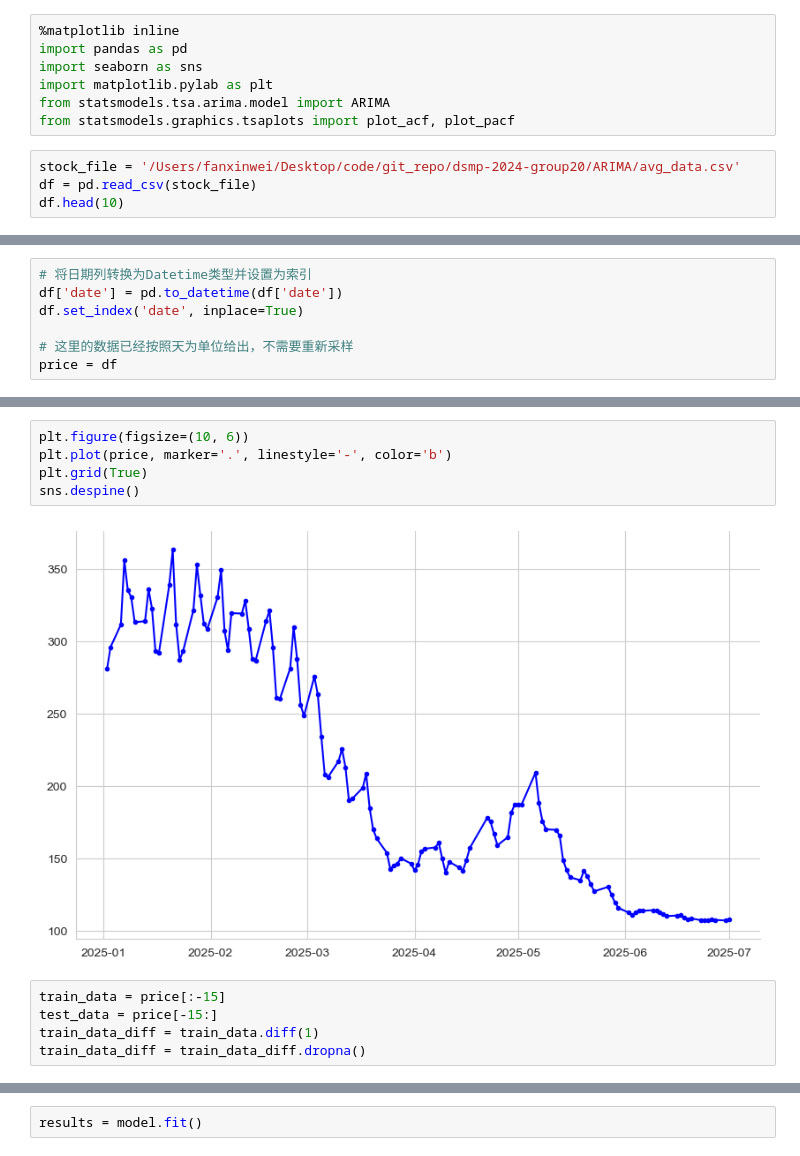
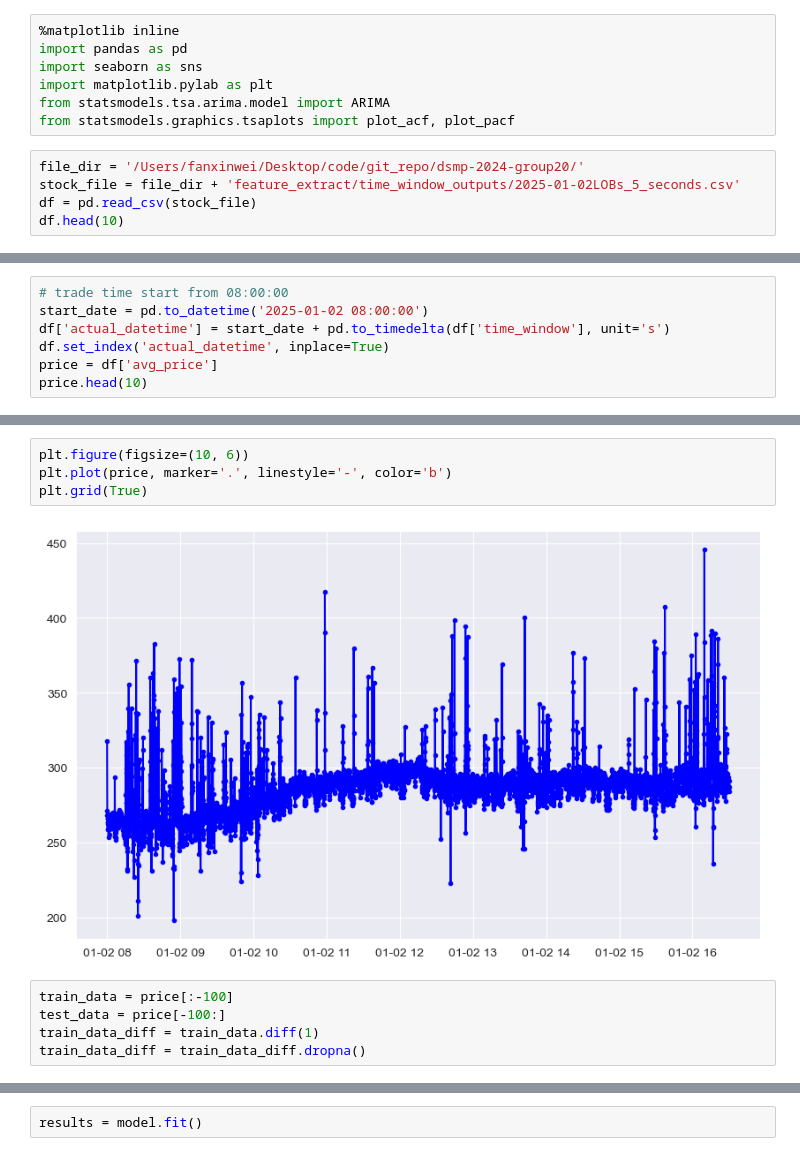
Before and after one commit to UoB-DSMP-2023-24/dsmp-2024-group20, a Jupyter notebook: arima/ARIMA_implement.ipynb, the cells around one changed output, grey strips where cells are left out. Drawn from its saved outputs; the diff is of its cells as text.

Commit message:
mod: arima

```diff
--- a/arima/ARIMA_implement.ipynb
+++ b/arima/ARIMA_implement.ipynb
@@ -6,7 +6,8 @@ import matplotlib.pylab as plt
 from statsmodels.tsa.arima.model import ARIMA
 from statsmodels.graphics.tsaplots import plot_acf, plot_pacf
 # %%
-stock_file = '/Users/fanxinwei/Desktop/code/git_repo/dsmp-2024-group20/ARIMA/avg_data.csv'
+file_dir = '/Users/fanxinwei/Desktop/code/git_repo/dsmp-2024-group20/'
+stock_file = file_dir + 'feature_extract/time_window_outputs/2025-01-02LOBs_5_seconds.csv'
 df = pd.read_csv(stock_file)
 df.head(10)
 # %% [output]
@@ -28,7 +29,7 @@ df.shape
 # %%
-# 将日期列转换为Datetime类型并设置为索引
-df['date'] = pd.to_datetime(df['date'])
-df.set_index('date', inplace=True)
-
-# 这里的数据已经按照天为单位给出，不需要重新采样
-price = df
+# trade time start from 08:00:00
+start_date = pd.to_datetime('2025-01-02 08:00:00')
+df['actual_datetime'] = start_date + pd.to_timedelta(df['time_window'], unit='s')
+df.set_index('actual_datetime', inplace=True)
+price = df['avg_price']
+price.head(10)
@@ -52,13 +49,12 @@ price
 # %%
 plt.figure(figsize=(10, 6))
 plt.plot(price, marker='.', linestyle='-', color='b')
 plt.grid(True)
-sns.despine()
 # %% [output]
-[figure, old version]
+[figure, new version]
 # %%
-train_data = price[:-15]
-test_data = price[-15:]
+train_data = price[:-100]
+test_data = price[-100:]
 train_data_diff = train_data.diff(1)
 train_data_diff = train_data_diff.dropna()
 # %%
```
Also changed, not shown: parts of 16 cells of this notebook, 10 other files.
